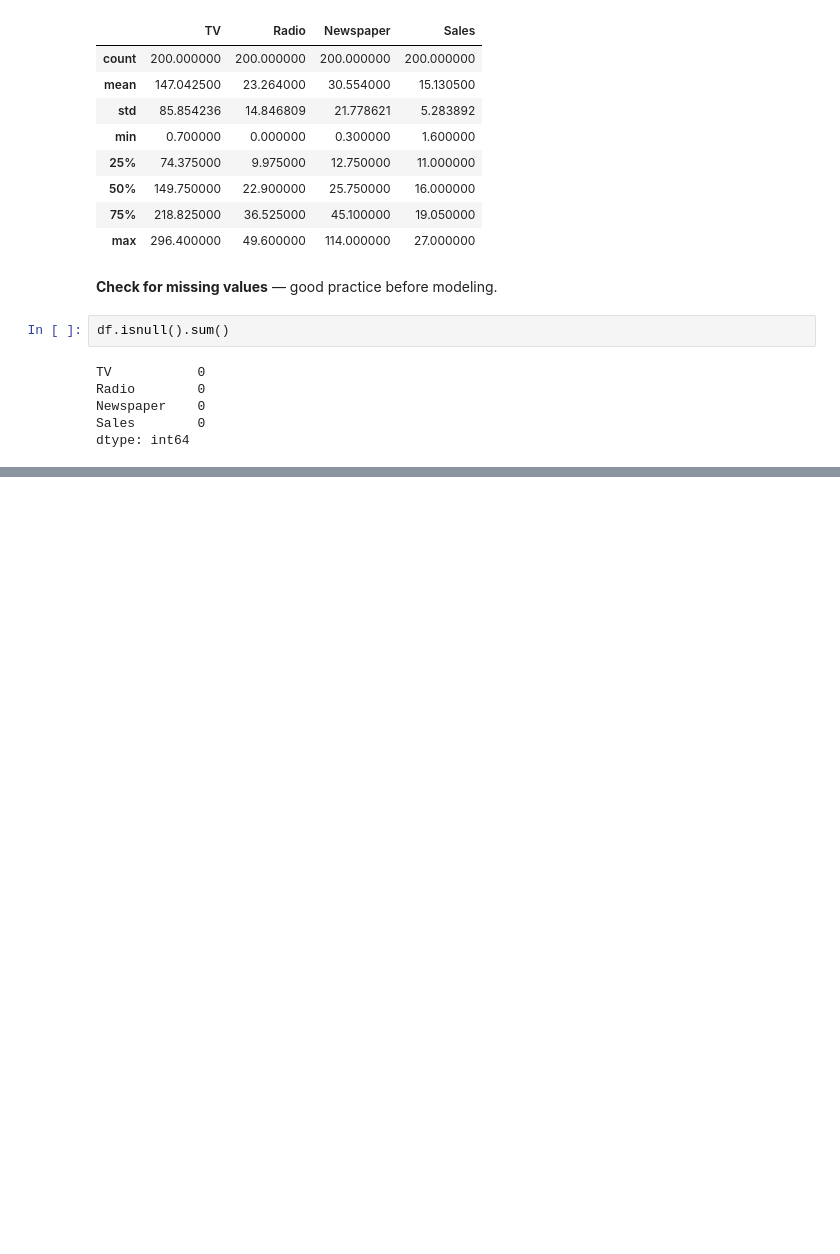
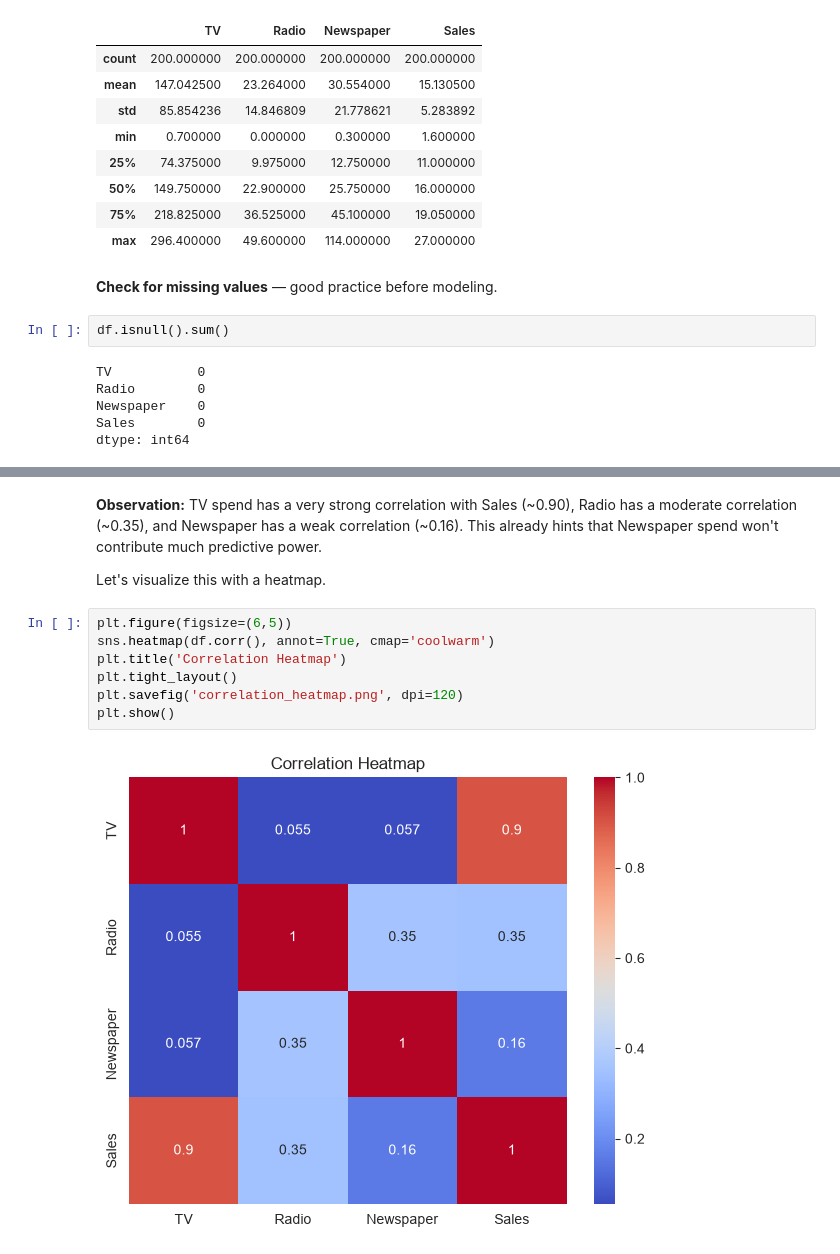
Before and after one commit to Anshul6933/CODSOFT, a Jupyter notebook: Task2_SalesPrediction/sales_prediction.ipynb, the cells around one changed output, grey strips where cells are left out. Drawn from its saved outputs; the diff is of its cells as text; blank space fills up the shorter version.

Commit message:
Completed Task - Sales Prediction

```diff
--- a/Task2_SalesPrediction/sales_prediction.ipynb
+++ b/Task2_SalesPrediction/sales_prediction.ipynb
@@ -80,0 +93,13 @@ dtype: int64
+# %% [markdown]
+**Observation:** TV spend has a very strong correlation with Sales (~0.90), Radio has a moderate correlation (~0.35), and Newspaper has a weak correlation (~0.16). This already hints that Newspaper spend won't contribute much predictive power.
+
+Let's visualize this with a heatmap.
+# %%
+plt.figure(figsize=(6,5))
+sns.heatmap(df.corr(), annot=True, cmap='coolwarm')
+plt.title('Correlation Heatmap')
+plt.tight_layout()
+plt.savefig('correlation_heatmap.png', dpi=120)
+plt.show()
+# %% [output]
+[figure, added]
```
Also changed, not shown: parts of 25 cells of this notebook, 7 other files.
